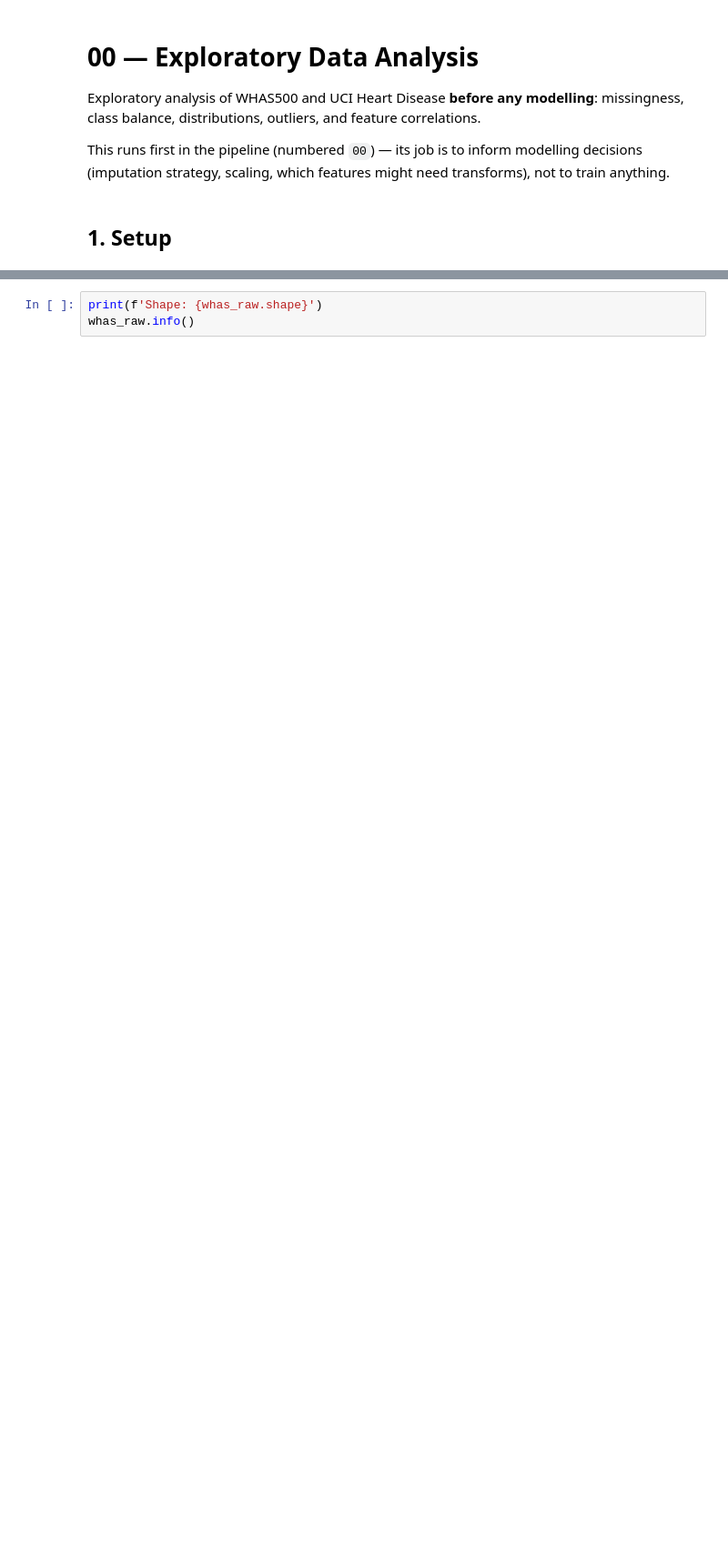
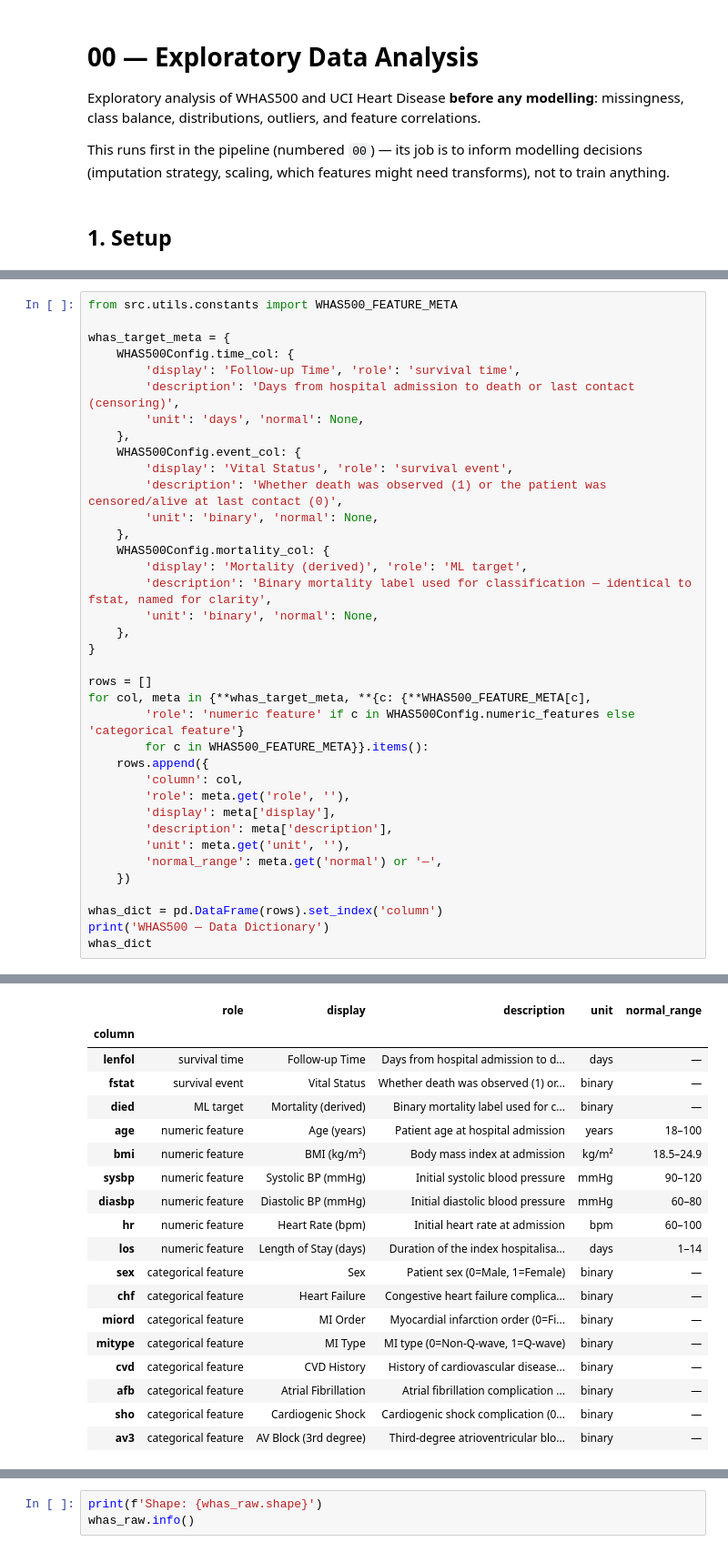
Before and after one commit to ayodeji07/patient_survival_prediction, a Jupyter notebook: notebooks/00_eda.ipynb, the cells around one changed output, grey strips where cells are left out. Shown at 91% size. Cells and saved outputs as stored; diff of their text form; blank space fills up the shorter version.

```diff
--- a/notebooks/00_eda.ipynb
+++ b/notebooks/00_eda.ipynb
@@ -38,0 +42,38 @@ Setup OK
+# %%
+from src.utils.constants import WHAS500_FEATURE_META
+
+whas_target_meta = {
+    WHAS500Config.time_col: {
+        'display': 'Follow-up Time', 'role': 'survival time',
+        'description': 'Days from hospital admission to death or last contact (censoring)',
+        'unit': 'days', 'normal': None,
+    },
+    WHAS500Config.event_col: {
+        'display': 'Vital Status', 'role': 'survival event',
+        'description': 'Whether death was observed (1) or the patient was censored/alive at last contact (0)',
+        'unit': 'binary', 'normal': None,
+    },
+    WHAS500Config.mortality_col: {
+        'display': 'Mortality (derived)', 'role': 'ML target',
+        'description': 'Binary mortality label used for classification — identical to fstat, named for clarity',
+        'unit': 'binary', 'normal': None,
+    },
+}
+
+rows = []
+for col, meta in {**whas_target_meta, **{c: {**WHAS500_FEATURE_META[c],
+        'role': 'numeric feature' if c in WHAS500Config.numeric_features else 'categorical feature'}
+        for c in WHAS500_FEATURE_META}}.items():
+    rows.append({
+        'column': col,
+        'role': meta.get('role', ''),
+        'display': meta['display'],
+        'description': meta['description'],
+        'unit': meta.get('unit', ''),
+        'normal_range': meta.get('normal') or '—',
+    })
+
+whas_dict = pd.DataFrame(rows).set_index('column')
+print('WHAS500 — Data Dictionary')
+whas_dict
+# %% [output]
@@ -38,0 +81,19 @@ Setup OK
+|  | role | display | description | unit | normal_range |
+| column |  |  |  |  |  |
+| lenfol | survival time | Follow-up Time | Days from hospital admission to d... | days | — |
+| fstat | survival event | Vital Status | Whether death was observed (1) or... | binary | — |
+| died | ML target | Mortality (derived) | Binary mortality label used for c... | binary | — |
+| age | numeric feature | Age (years) | Patient age at hospital admission | years | 18–100 |
+| bmi | numeric feature | BMI (kg/m²) | Body mass index at admission | kg/m² | 18.5–24.9 |
+| sysbp | numeric feature | Systolic BP (mmHg) | Initial systolic blood pressure | mmHg | 90–120 |
+| diasbp | numeric feature | Diastolic BP (mmHg) | Initial diastolic blood pressure | mmHg | 60–80 |
+| hr | numeric feature | Heart Rate (bpm) | Initial heart rate at admission | bpm | 60–100 |
+| los | numeric feature | Length of Stay (days) | Duration of the index hospitalisa... | days | 1–14 |
+| sex | categorical feature | Sex | Patient sex (0=Male, 1=Female) | binary | — |
+| chf | categorical feature | Heart Failure | Congestive heart failure complica... | binary | — |
+| miord | categorical feature | MI Order | Myocardial infarction order (0=Fi... | binary | — |
+| mitype | categorical feature | MI Type | MI type (0=Non-Q-wave, 1=Q-wave) | binary | — |
+| cvd | categorical feature | CVD History | History of cardiovascular disease... | binary | — |
+| afb | categorical feature | Atrial Fibrillation | Atrial fibrillation complication ... | binary | — |
+| sho | categorical feature | Cardiogenic Shock | Cardiogenic shock complication (0... | binary | — |
+| av3 | categorical feature | AV Block (3rd degree) | Third-degree atrioventricular blo... | binary | — |
```
Also changed, not shown: parts of 17 cells of this notebook.
